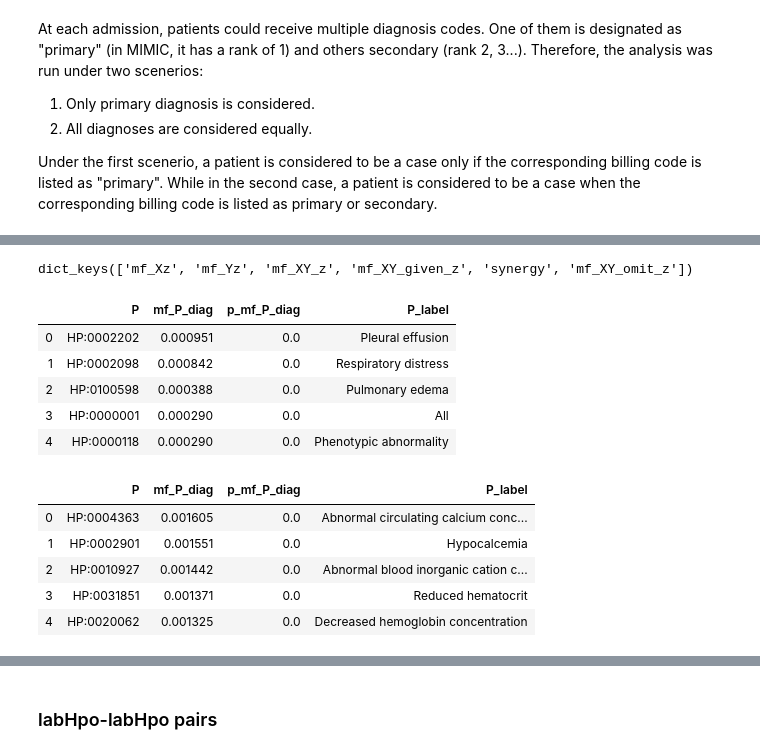
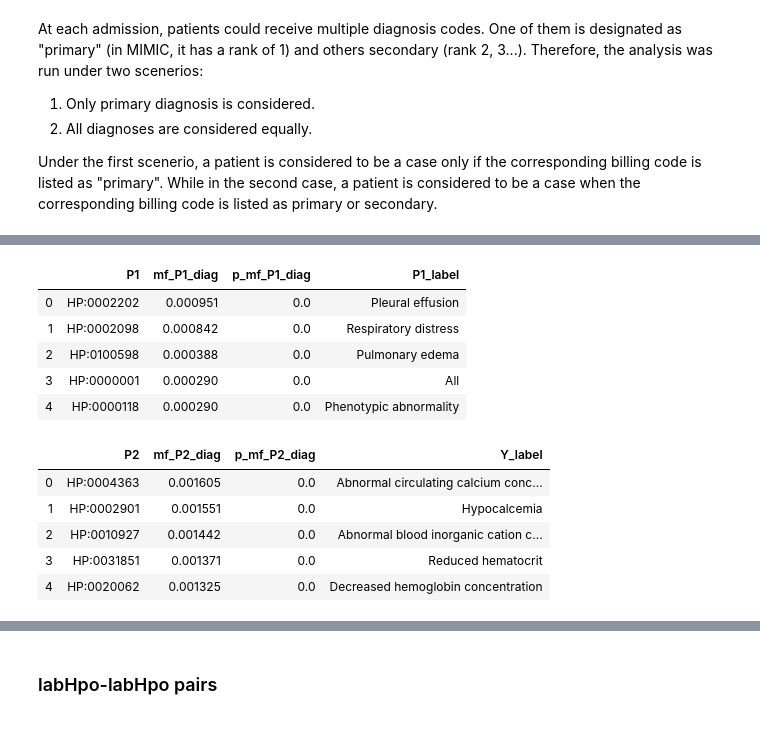
Before and after one commit to TheJacksonLaboratory/MIMIC_HPO, a Jupyter notebook: src/main/notebooks/interpretation.ipynb, the cells around one changed output, grey strips where cells are left out. Drawn from its saved outputs; the diff is of its cells as text; code cells hidden in the pictures.

```diff
--- a/src/main/notebooks/interpretation.ipynb
+++ b/src/main/notebooks/interpretation.ipynb
@@ -22,9 +23,10 @@ import obonet
 from obonet.ontology import Ontology
 import pickle
 # %%
-hpo = hpoutil.HPO('/Users/zhangx/git/human-phenotype-ontology/hp.obo')
+#hpo = hpoutil.HPO('/Users/zhangx/git/human-phenotype-ontology/hp.obo')
 #TODO: replace the above with the new onbonet tool: https://github.com/kingmanzhang/obonet
-#hpo2 = Ontology('/Users/zhangx/git/human-phenotype-ontology/hp.obo')
+hpo = ontology.Ontology('/Users/zhangx/git/human-phenotype-ontology/hp.obo')
+hpo_term_map = hpo.term_id_2_label_map()
 # %% [markdown]
 # Mutual information without considering diagnosis
 # %% [markdown]
@@ -251,3 +270,6 @@ with open('../../../data/mf_regarding_diseases/{}/summaries_diagnosis_textHpo_te
     summaries_diagnosis_textHpo_textHpo = pickle.load(f)
 with open('../../../data/mf_regarding_diseases/{}/summaries_diagnosis_labHpo_labHpo.obj'.format(diag_dir), 'rb') as f:
     summaries_diagnosis_labHpo_labHpo = pickle.load(f)
+summaries = {('textHpo', 'labHpo'): summaries_diagnosis_textHpo_labHpo,
+             ('textHpo', 'textHpo'): summaries_diagnosis_textHpo_textHpo,
+            ('labHpo', 'labHpo'): summaries_diagnosis_labHpo_labHpo}
@@ -275,0 +276,18 @@ df_mf_XY_z_filtered = filter_df(df_mf_Xz, df_mf_Yz, df_mf_XY_z)
+# %%
+# map column names to more meaningful name for this context
+name_dict = {
+        'X': 'P1',
+        'Y': 'P2',
+        'mf_Xz': 'mf_P1_diag',
+        'mf_Yz': 'mf_P2_diag',
+        'mf_XY_z': 'mf_P1P2_diag',
+        'mf_XY_given_z': 'mf_P1P2_given_diag',
+        'mf_XY_omit_z': 'mf_P1P2_omit_diag',
+        'p_mf_XY_z': 'p_mf_P1P2_diag',
+        'p_mf_XY_given_z': 'p_mf_P1P2_given_diag',
+        'p_mf_XY_omit_z': 'p_mf_P1P2_omit_diag',
+        'mf_Xz': 'mf_P1_diag',
+        'mf_Yz': 'mf_P2_diag',
+        'p_mf_Xz': 'p_mf_P1_diag',
+        'p_mf_Yz': 'p_mf_P2_diag'
+    }
@@ -286,19 +356,14 @@ df_mf_XY_z_filtered.head()
-# %%
-p_values.keys()
-# %% [output]
-dict_keys(['mf_Xz', 'mf_Yz', 'mf_XY_z', 'mf_XY_given_z', 'synergy', 'mf_XY_omit_z'])
 # %%
 # mutual information between textHpo and diagnosis
 df_mf_textHpo_diagnosis = df_mf_Xz \
-    .assign(X_label = np.array([hpo.term_id2name_map().get(termid) for termid in df_mf_Xz.X])) \
-    .sort_values(by='mf_Xz', ascending=False) \
-    .reset_index(drop=True) \
-    .rename(columns={'X': 'P', 'mf_Xz': 'mf_P_diag', 'p_mf_Xz': 'p_mf_P_diag', 'X_label': 'P_label'})
+    .assign(P1_label = np.array([hpo_term_map.get(termid) for termid in df_mf_Xz.P1])) \
+    .sort_values(by='mf_P1_diag', ascending=False) \
+    .reset_index(drop=True)
 
-df_mf_textHpo_diagnosis.to_csv('../../../data/mf_regarding_diseases/{}/mf_textHpo_diag_{}.csv'.format(diag_dir,disease))
+#df_mf_textHpo_diagnosis.to_csv('../../../data/mf_regarding_diseases/{}/mf_textHpo_diag_{}.csv'.format(diag_dir,disease))
 df_mf_textHpo_diagnosis.head()
 # %% [output]
-|  | P | mf_P_diag | p_mf_P_diag | P_label |
+|  | P1 | mf_P1_diag | p_mf_P1_diag | P1_label |
 | 0 | HP:0002202 | 0.000951 | 0.0 | Pleural effusion |
 | 1 | HP:0002098 | 0.000842 | 0.0 | Respiratory distress |
 | 2 | HP:0100598 | 0.000388 | 0.0 | Pulmonary edema |
@@ -307,15 +372,14 @@ df_mf_textHpo_diagnosis.head()
 # %%
 # mutual information between labHpo and diagnosis
 df_mf_labHpo_diagnosis = df_mf_Yz \
-    .assign(Y_label = np.array([hpo.term_id2name_map().get(termid) for termid in df_mf_Yz.Y])) \
-    .sort_values(by='mf_Yz', ascending=False) \
-    .reset_index(drop=True) \
-    .rename(columns={'Y': 'P', 'mf_Yz': 'mf_P_diag', 'p_mf_Yz': 'p_mf_P_diag', 'Y_label': 'P_label'})
+    .assign(Y_label = np.array([hpo_term_map.get(termid) for termid in df_mf_Yz.P2])) \
+    .sort_values(by='mf_P2_diag', ascending=False) \
+    .reset_index(drop=True)
 
-df_mf_labHpo_diagnosis.to_csv('../../../data/mf_regarding_diseases/{}/mf_labHpo_diag_{}.csv'.format(diag_dir, disease))
+#df_mf_labHpo_diagnosis.to_csv('../../../data/mf_regarding_diseases/{}/mf_labHpo_diag_{}.csv'.format(diag_dir, disease))
 df_mf_labHpo_diagnosis.head()
 # %% [output]
-|  | P | mf_P_diag | p_mf_P_diag | P_label |
+|  | P2 | mf_P2_diag | p_mf_P2_diag | Y_label |
 | 0 | HP:0004363 | 0.001605 | 0.0 | Abnormal circulating calcium conc... |
 | 1 | HP:0002901 | 0.001551 | 0.0 | Hypocalcemia |
 | 2 | HP:0010927 | 0.001442 | 0.0 | Abnormal blood inorganic cation c... |
```
Also changed, not shown: parts of 12 cells of this notebook, 1 other file.
